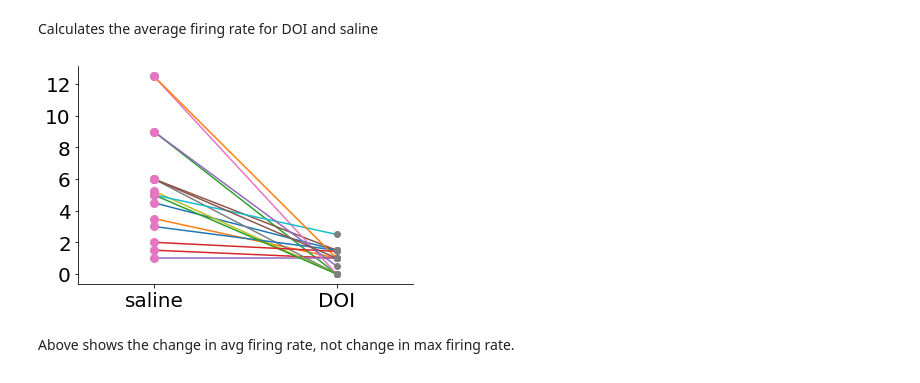
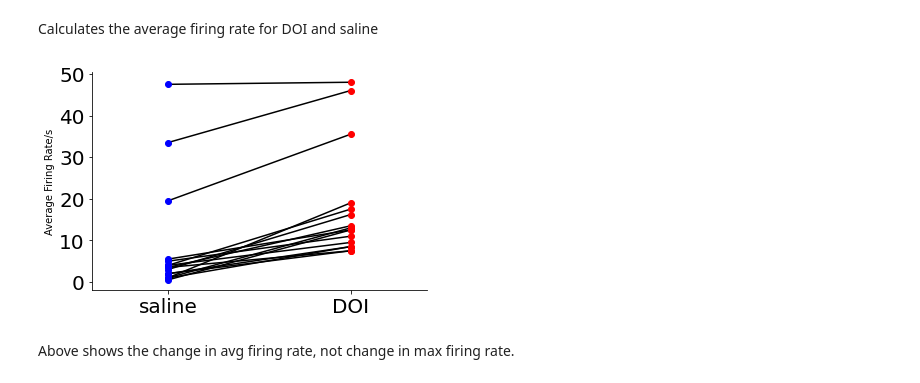
Before and after one commit to sjara/jaranotebooks, a Jupyter notebook: maxh/PseudoCodeForFigures.ipynb, the cells around one changed output. Drawn from its saved outputs; the diff is of its cells as text; code cells hidden in the pictures.

Commit message:
new notebooks for figures

```diff
--- a/maxh/PseudoCodeForFigures.ipynb
+++ b/maxh/PseudoCodeForFigures.ipynb
@@ -4,7 +4,8 @@ import sys
 import numpy as np
 import matplotlib.pyplot as plt
 import matplotlib.gridspec as gs
-#import oddball_analysis_functions as odbl
+sys.path.append('C:/Users/mdhor/Documents/GitHub/jaratest/maxh/')
+import oddball_analysis_functions as odbl
 from jaratoolbox import celldatabase
 from jaratoolbox import settings
 from jaratoolbox import ephyscore
@@ -29,7 +30,7 @@ cellDict = {'subject' : 'acid006',
             'date' : '2023-03-22',
             'pdepth' : 3000,
             'egroup' : 0,
-            'cluster' : 44}
+            'cluster' : 232}
 
 cellInd, dbRow = celldatabase.find_cell(celldb, **cellDict)
 oneCell = ephyscore.Cell(dbRow)
@@ -107,6 +108,11 @@ spike_counts_avg
 # %%
-fitParams, RSquared = extraplots.fit_tuning_curve(array_of_frequencies, spike_counts_avg)
-extraplots.plot_tuning_curve(array_of_frequencies, spike_counts_avg, fitParams)
+possibleLogFreq = np.log2(array_of_frequencies)
+
+
+
+fitParams, RSquared = extraplots.fit_tuning_curve(possibleLogFreq, firingRates)
+
+extraplots.plot_tuning_curve(array_of_frequencies, firingRates, fitParams)
 # %% [output]
 ([<matplotlib.lines.Line2D at 0x...>],
  [<matplotlib.lines.Line2D at 0x...>])
@@ -169,19 +175,19 @@ if oneCell.get_session_inds('doiPureTones') != []:
 Calculates the average firing rate for DOI and saline
 # %%
 
-spike_counts_doi = []
+firingRatesDOI = []
 for cond in range(trialsEachCondDOI.shape[1]):
-    spikes = spikeCountMatDOI[trialsEachCondDOI[:,cond]]
-    spikes = np.mean(spikes)
-    spikes = (spikes / timeRangeStim[1])
-    spike_counts_doi.append(spikes)
+    nSpikesEachTrial = spikeCountMatDOI[trialsEachCondDOI[:,cond]]
+    avgSpikes = np.mean(nSpikesEachTrial)
+    spikesFiringRate = (avgSpikes / timeRangeStim[1])
+    firingRatesDOI.append(spikesFiringRate)
 
-spike_counts_saline = []
+firingRatesSaline = []
 for cond in range(trialsEachCondSaline.shape[1]):
-    spikes = spikeCountMatSaline[trialsEachCondSaline[:,cond]]
-    spikes = np.mean(spikes)
-    spikes = (spikes / timeRangeStim[1])
-    spike_counts_saline.append(spikes)
+    nSpikesEachTrial = spikeCountMatSaline[trialsEachCondSaline[:,cond]]
+    avgSpikes = np.mean(nSpikesEachTrial)
+    spikesFiringRate = (avgSpikes / timeRangeStim[1])
+    firingRatesSaline.append(spikesFiringRate)
 # %%
 '''
 max_value_DOI = 0
@@ -196,37 +202,38 @@ for cond in range(len(spike_counts_doi)):
 # %%
 
 axes = plt.subplot()
 
 barLoc = np.array([-0.24, 0.24])
 
 
-for spikeAvg in range(len(spike_counts_saline)):
-    plt.plot(barLoc, [spike_counts_saline[spikeAvg], spike_counts_doi[spikeAvg]], '-')
+for spikeAvg in range(len(firingRatesSaline)):
+    plt.plot(barLoc, [firingRatesSaline[spikeAvg], firingRatesDOI[spikeAvg]], '-', color = 'black')
 
-plt.plot(np.tile(barLoc[0], len(spike_counts_saline)), spike_counts_saline, 'o', ms=8)
-plt.plot(np.tile(barLoc[1], len(spike_counts_doi)), spike_counts_doi, 'o')
+plt.plot(np.tile(barLoc[0], len(firingRatesSaline)), firingRatesSaline, 'o', color = 'blue')
+plt.plot(np.tile(barLoc[1], len(firingRatesDOI)), firingRatesDOI, 'o', color = 'red')
 
 
 axes.set_xlim(barLoc[0] - 0.2, barLoc[1] + 0.2)
 axes.set_xticks(barLoc)
 axes.set_xticklabels(['saline', 'DOI'])
+axes.set_ylabel("Average Firing Rate/s")
 #axes.set_ylim()
 
 extraplots.boxoff(axes)
 extraplots.set_ticks_fontsize(axes, 20)
 
 # pVal = stats.wilcoxon(data[1], data[0])
 # print(f"Change in pVal: {pVal}")
 
 # if pVal[1] < 0.05:
 #     extraplots.significance_stars(barLoc, 0.98 * yLim[1], 0.02 * np.diff(yLim), gapFactor=0.3)
 
 
 # def plot_laser_comparison(axes, [spike_average_DOI, spike_average_saline], laserColour, laserFaceColour, yLim, xticklabels):
 #     # Function for plot. Change accordingly
 # def plot_laser_comparison(axes, data, laserColour, laserFaceColour, yLim, xticklabels):
 # %% [output]
-[figure, old version]
+[figure, new version]
 # %% [markdown]
 Above shows the change in avg firing rate, not change in max firing rate.
 # %% [markdown]
```
Also changed, not shown: parts of 19 cells of this notebook, 1 other file.
